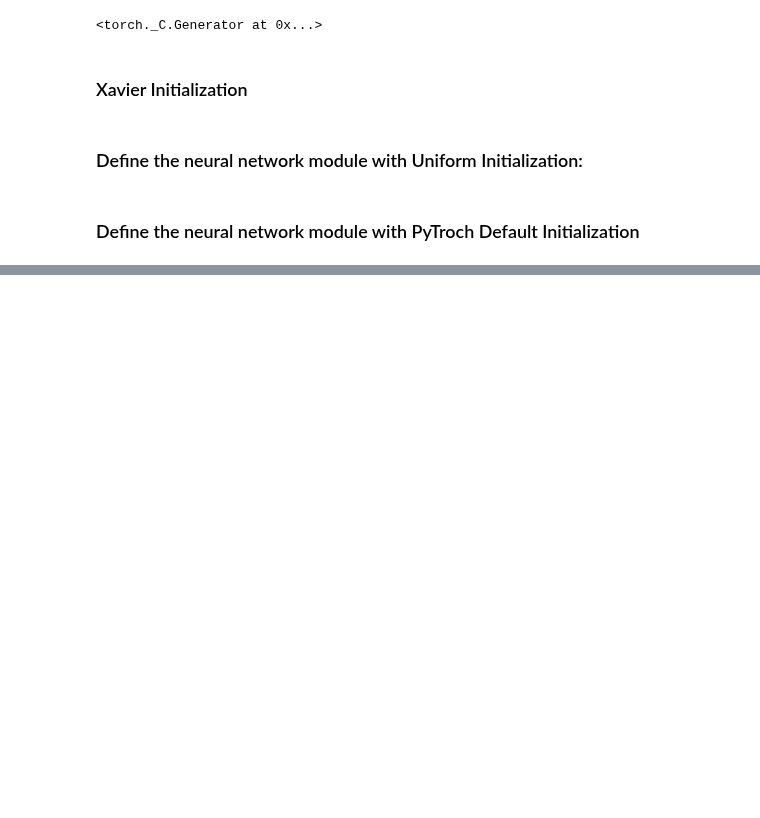
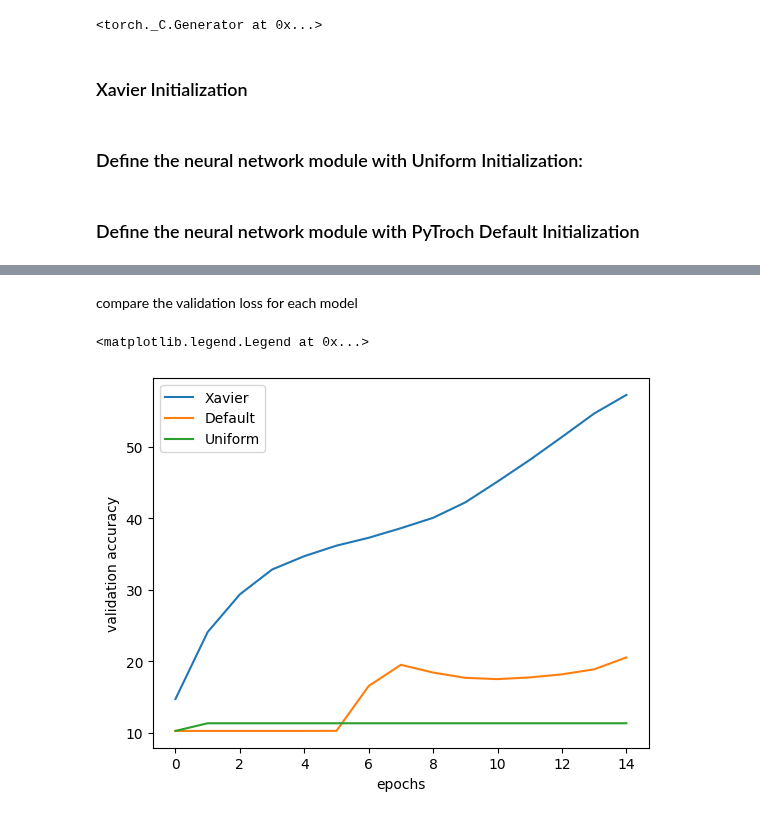
Before and after one commit to AjBorbzz/DataScience_AI_ML, a Jupyter notebook: PyTorch/IBM_Pytorch/DeepLearning_with_Pytorch/test_uniform_on_MNIST_with_tanh_activation.ipynb, the cells around one changed output, grey strips where cells are left out. Cells and saved outputs as stored; diff of their text form; code cells hidden in the pictures; blank space fills up the shorter version.

```diff
--- a/PyTorch/IBM_Pytorch/DeepLearning_with_Pytorch/test_uniform_on_MNIST_with_tanh_activation.ipynb
+++ b/PyTorch/IBM_Pytorch/DeepLearning_with_Pytorch/test_uniform_on_MNIST_with_tanh_activation.ipynb
@@ -145,0 +175,14 @@ training_results = train(model, criterion, train_loader, validation_loader, opti
+# %% [markdown]
+compare the validation loss for each model
+# %%
+# Plot the accuracy
+
+plt.plot(training_results_Xavier['validation_accuracy'], label='Xavier')
+plt.plot(training_results['validation_accuracy'], label='Default')
+plt.plot(training_results_Uniform['validation_accuracy'], label='Uniform')
+plt.ylabel('validation accuracy')
+plt.xlabel('epochs')
+plt.legend()
+# %% [output]
+<matplotlib.legend.Legend at 0x...>
+[figure, added]
```
Also changed, not shown: parts of 5 cells of this notebook.
